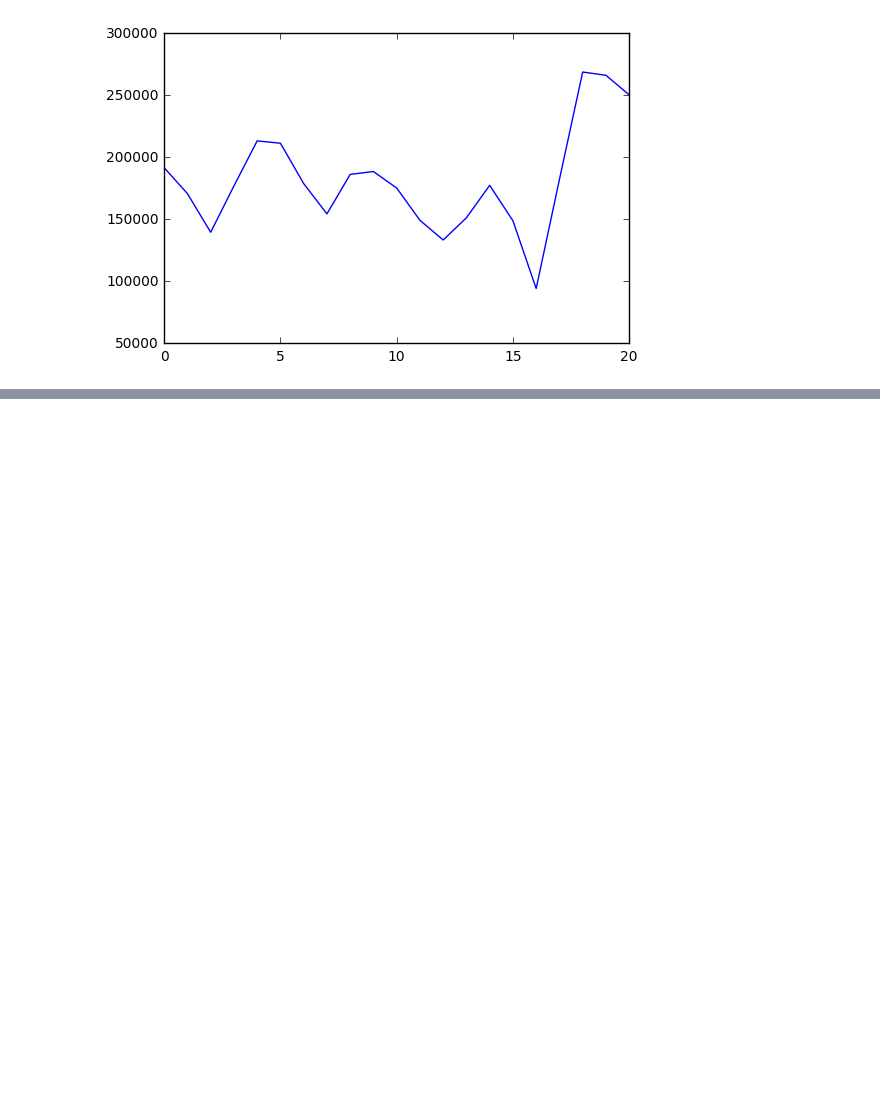
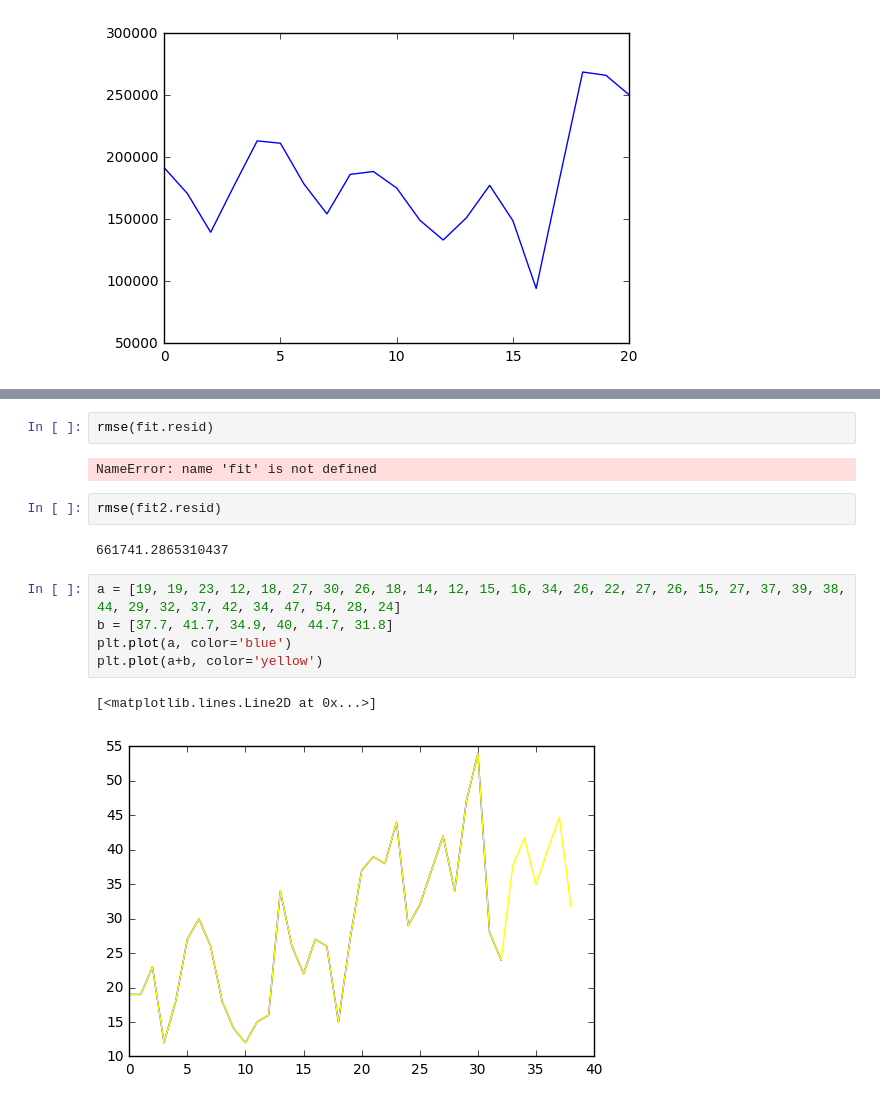
Before and after one commit to WillySchu/pyDataMining, a Jupyter notebook: travelocitySessions.ipynb, the cells around one changed output, grey strips where cells are left out. Saved outputs shown, nothing was run; the diff lists cells and outputs as text; blank space fills up the shorter version.

```diff
--- a/travelocitySessions.ipynb
+++ b/travelocitySessions.ipynb
@@ -290,0 +203,16 @@ plt.plot(fit.predict(start=15, end=20, dynamic=True))
+# %%
+rmse(fit.resid)
+# %% [output]
+NameError: name 'fit' is not defined
+# %%
+rmse(fit2.resid)
+# %% [output]
+661741.2865310437
+# %%
+a = [19, 19, 23, 12, 18, 27, 30, 26, 18, 14, 12, 15, 16, 34, 26, 22, 27, 26, 15, 27, 37, 39, 38, 44, 29, 32, 37, 42, 34, 47, 54, 28, 24]
+b = [37.7, 41.7, 34.9, 40, 44.7, 31.8]
+plt.plot(a, color='blue')
+plt.plot(a+b, color='yellow')
+# %% [output]
+[<matplotlib.lines.Line2D at 0x...>]
+[figure, added]
```
Also changed, not shown: parts of 11 cells of this notebook, 13 other files.
